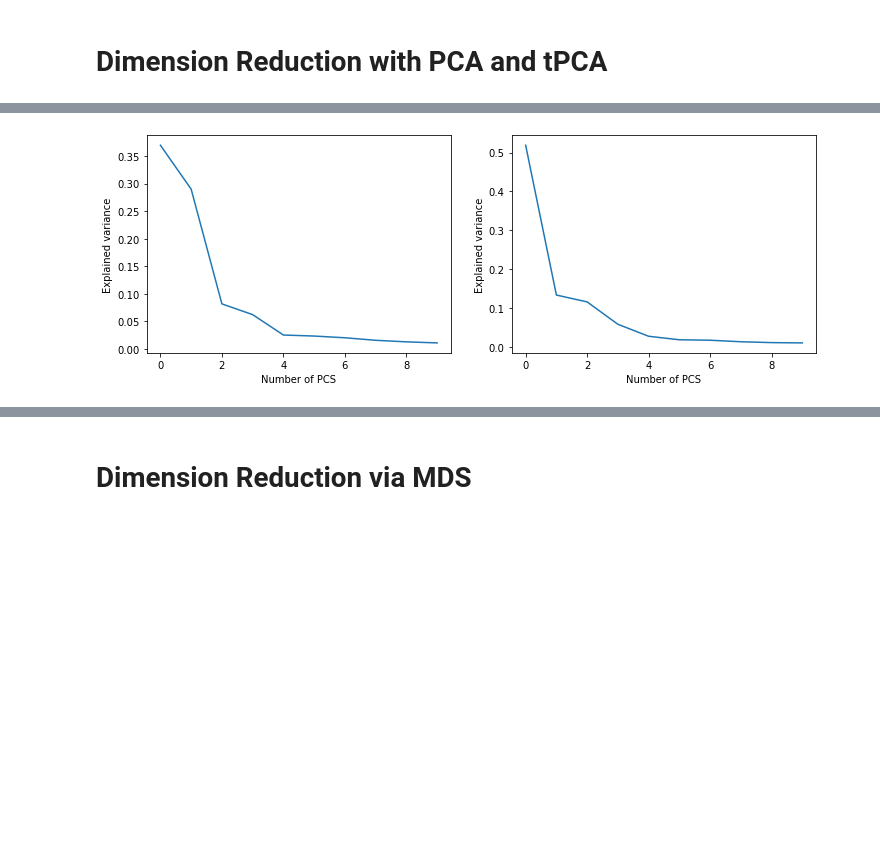
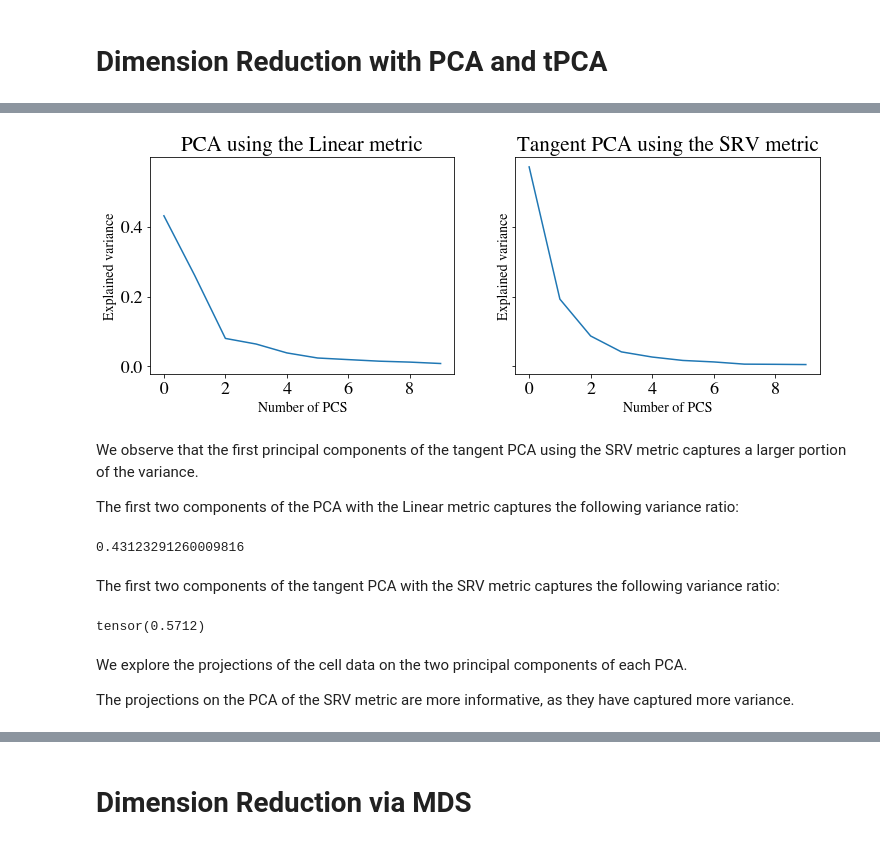
Before and after one commit to geometric-intelligence/dyn, a Jupyter notebook: cells/notebooks/explore_experimental_datasets.ipynb, the cells around one changed output, grey strips where cells are left out. Drawn from its saved outputs; the diff is of its cells as text; code cells hidden in the pictures; blank space fills up the shorter version.

```diff
--- a/cells/notebooks/explore_experimental_datasets.ipynb
+++ b/cells/notebooks/explore_experimental_datasets.ipynb
@@ -52,8 +59,8 @@ We load an experimental cell dataset with `n_cells` and `n_sampling_points` samp
 
 For faster notebook execution, use small value for `n_cells` and `n_sampling_points`.
 # %%
-n_cells = 500
-n_sampling_points = 120
+n_cells = 50
+n_sampling_points = 180
 # %%
 labels_a_name = "lines" # "surfaces"  # "lines" #
 labels_b_name = "treatments" # # "mutations"  # "treatments" #
@@ -132 +146,4 @@ for i, (mean_name, mean) in enumerate(means.items()):
+# %%
+NEW_AS = [0.75, 0.5, 0.25, 0.01] #, 1.6] #, 1.4, 1.2, 1, 0.5, 0.2, 0.1]
+NEW_BS = [0.5, 0.5, 0.5, 0.5] #, 2, 2, 2, 2, 2, 2, 2]
 # %% [markdown]
@@ -213,22 +286,3 @@ for i, dist_name in enumerate(["dists", "dists_shape"]):
 # %%
-fig, axs = plt.subplots(1, 2, figsize=(12, 4))
-
-for i, dist_name in enumerate(["dists", "dists_shape"]):
-    dists_arr = gs.expand_dims(gs.array(summary[dist_name]), axis=1)
-    kmeans = KMeans(n_clusters=len(labels_b_dict), random_state=0).fit(dists_arr)
-    true_labels = [labels_b_dict[lab] for lab in labels_b]
-    cm = confusion_matrix(true_labels, kmeans.labels_)
-    cm = reorder_confusion_matrix(cm)
-
-    axs[i].imshow(cm, interpolation="none", cmap="Blues")
-    for (ii, jj), z in np.ndenumerate(cm):
-        axs[i].text(jj, ii, z, ha="center", va="center")
-
-    axs[i].axes.xaxis.set_ticks([])
-    axs[i].axes.yaxis.set_ticks([])
-    axs[i].set_xlabel("Kmeans labels")
-    axs[i].set_ylabel("True labels")
-
-    acc = np.trace(cm) / np.sum(cm)
-    axs[i].set_title(f"Accuracy: {acc:.2f}")
+confusion_kmean(labels_b, labels_b_name, labels_b_dict)
 # %% [output]
@@ -239,18 +297,39 @@ for i, dist_name in enumerate(["dists", "dists_shape"]):
 cells_flat = gs.reshape(cells, (len(cells), -1))
 # %%
 n_components = 10
-pca = PCA(n_components=n_components).fit(cells_flat)
 
-pca_shape = TangentPCA(n_components=n_components, metric=SRV_METRIC).fit(cell_shapes)
+pcas = {}
+pcas["Linear"] = PCA(n_components=n_components).fit(cells_flat)
+pcas["SRV"] = TangentPCA(n_components=n_components, metric=SRV_METRIC).fit(cell_shapes)
 
-fig, axs = plt.subplots(1, 2, figsize=(12, 4))
+fig, axs = plt.subplots(1, 2, figsize=(12, 4), sharey=True)
 
-axs[0].plot(pca.explained_variance_ratio_)
-axs[1].plot(pca_shape.explained_variance_ratio_)
-
-for i in range(2):
+for i, metric_name in enumerate(["Linear", "SRV"]):
+    axs[i].plot(pcas[metric_name].explained_variance_ratio_)
     axs[i].set_xlabel("Number of PCS")
     axs[i].set_ylabel("Explained variance")
+    tangent = ""
+    if metric_name == "SRV":
+        tangent = "Tangent "
+    axs[i].set_title(f"{tangent}PCA using the {metric_name} metric")
 # %% [output]
-[figure, old version]
+[figure, new version]
+# %% [markdown]
+We observe that the first principal components of the tangent PCA using the SRV metric captures a larger portion of the variance.
+
+The first two components of the PCA with the Linear metric captures the following variance ratio:
+# %%
+sum(pcas["Linear"].explained_variance_ratio_[:1])
+# %% [output]
+0.43123291260009816
+# %% [markdown]
+The first two components of the tangent PCA with the SRV metric captures the following variance ratio:
+# %%
+sum(pcas["SRV"].explained_variance_ratio_[:1])
+# %% [output]
+tensor(0.5712)
+# %% [markdown]
+We explore the projections of the cell data on the two principal components of each PCA.
+
+The projections on the PCA of the SRV metric are more informative, as they have captured more variance.
 # %%
```
Also changed, not shown: parts of 39 cells of this notebook, 2 other files.
